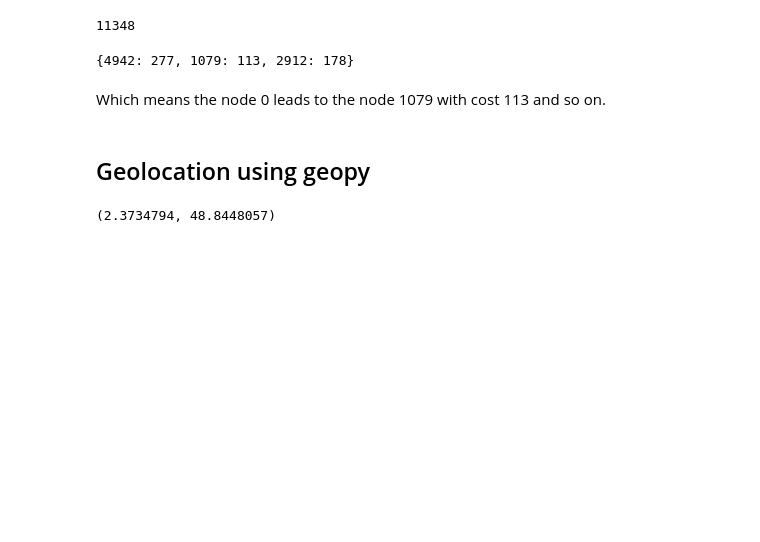
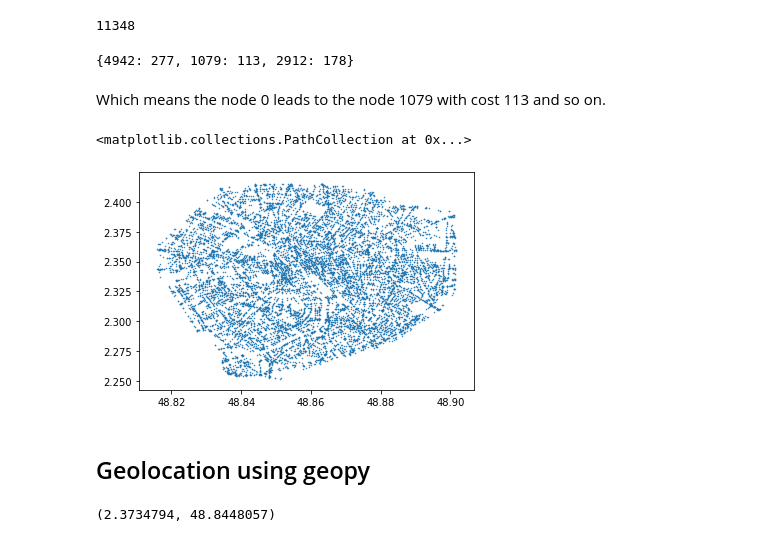
Before and after one commit to jilljenn/tryalgo, a Jupyter notebook: examples/TryAlgo Maps in Paris.ipynb, the cells around one changed output. Cells and saved outputs as stored; diff of their text form; code cells hidden in the pictures; blank space fills up the shorter version.

Commit message:
Update notebook via matplotlib

```diff
--- a/examples/TryAlgo Maps in Paris.ipynb
+++ b/examples/TryAlgo Maps in Paris.ipynb
@@ -30,6 +30,16 @@ paris[0]
 {4942: 277, 1079: 113, 2912: 178}
 # %% [markdown]
 Which means the node 0 leads to the node 1079 with cost 113 and so on.
+# %%
+%matplotlib inline
+from matplotlib import pyplot as plt
+
+x = [point[0] for point in paris_coords]
+y = [point[1] for point in paris_coords]
+plt.scatter(x, y, marker='.', s=1)
+# %% [output]
+<matplotlib.collections.PathCollection at 0x...>
+[figure, added]
 # %% [markdown]
 ## Geolocation using geopy
 # %%
```
Also changed, not shown: parts of 2 cells of this notebook, 2 other files.
